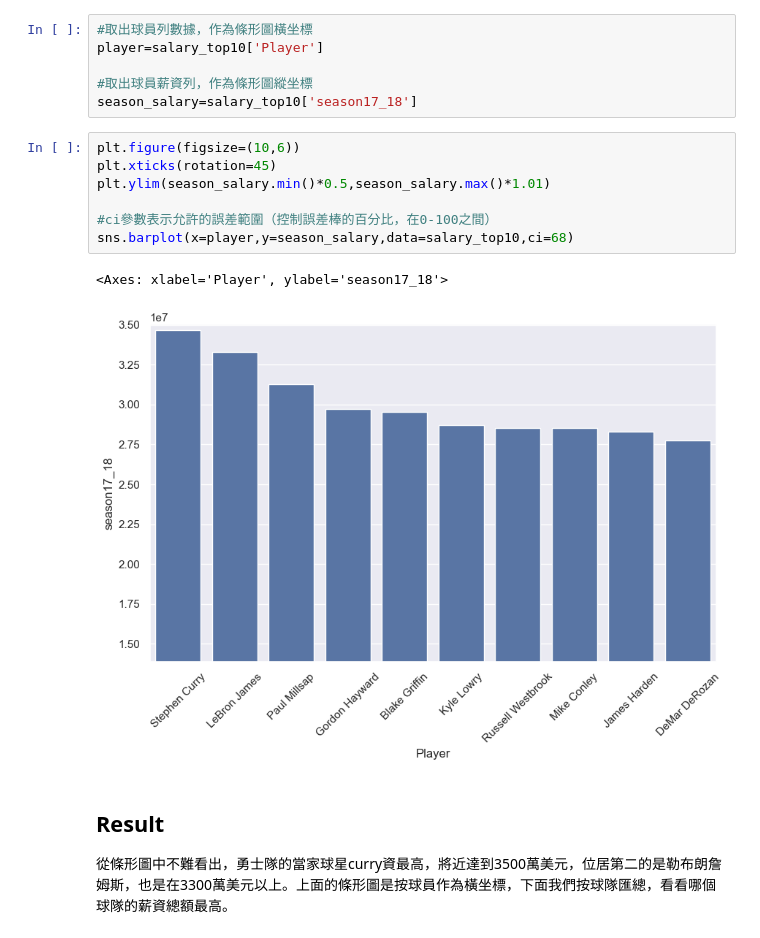
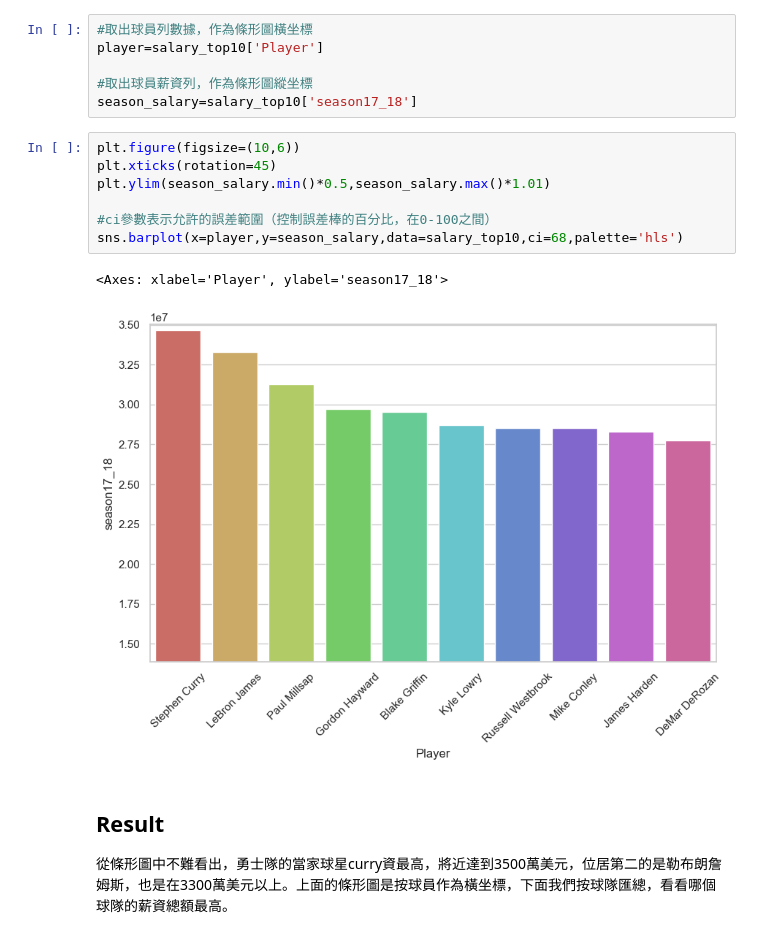
Before and after one commit to sunny1247777/IMLP, a Jupyter notebook: Unit02/2.4.2_Seaborn數據視覺化.ipynb, the cells around one changed output. Saved outputs shown, nothing was run; the diff lists cells and outputs as text.

```diff
--- a/Unit02/2.4.2_Seaborn數據視覺化.ipynb
+++ b/Unit02/2.4.2_Seaborn數據視覺化.ipynb
@@ -90,13 +90,13 @@ season_salary=salary_top10['season17_18']
 # %%
 plt.figure(figsize=(10,6))
 plt.xticks(rotation=45)
 plt.ylim(season_salary.min()*0.5,season_salary.max()*1.01)
 
 #ci參數表示允許的誤差範圍（控制誤差棒的百分比，在0-100之間）
-sns.barplot(x=player,y=season_salary,data=salary_top10,ci=68)
+sns.barplot(x=player,y=season_salary,data=salary_top10,ci=68,palette='hls')
 # %% [output]
 <Axes: xlabel='Player', ylabel='season17_18'>
-[figure, old version]
+[figure, new version]
 # %% [markdown]
 ## Result
 
```
Also changed, not shown: parts of 4 cells of this notebook.
